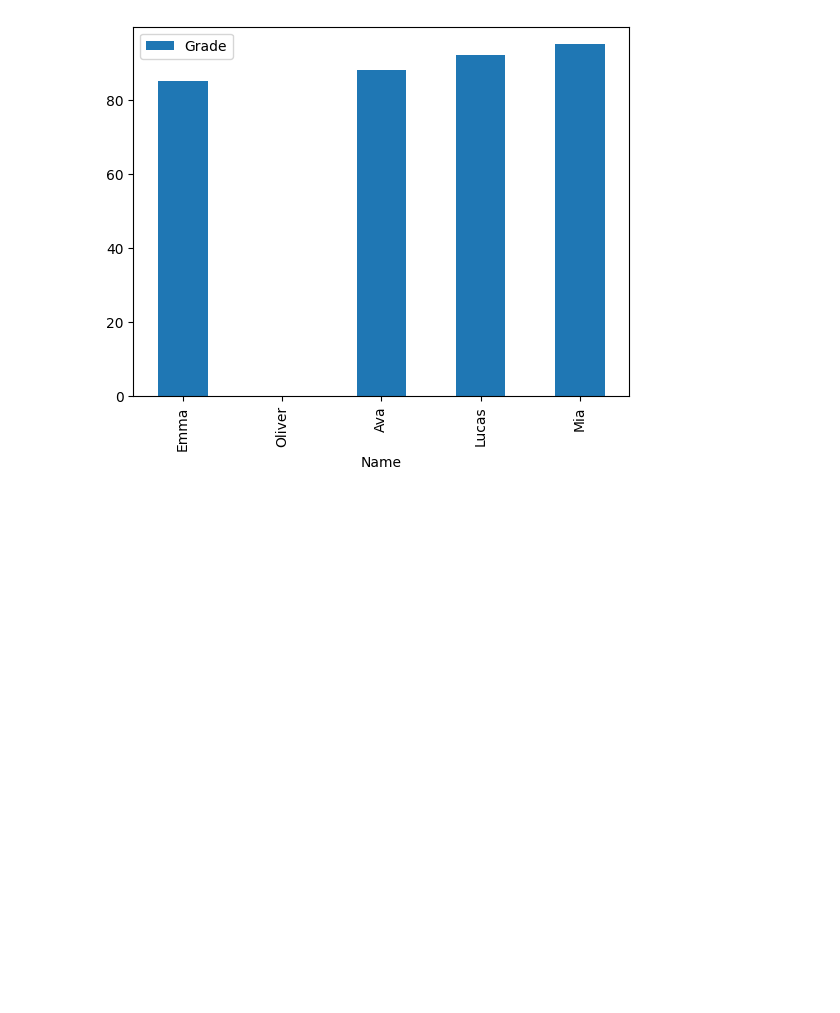
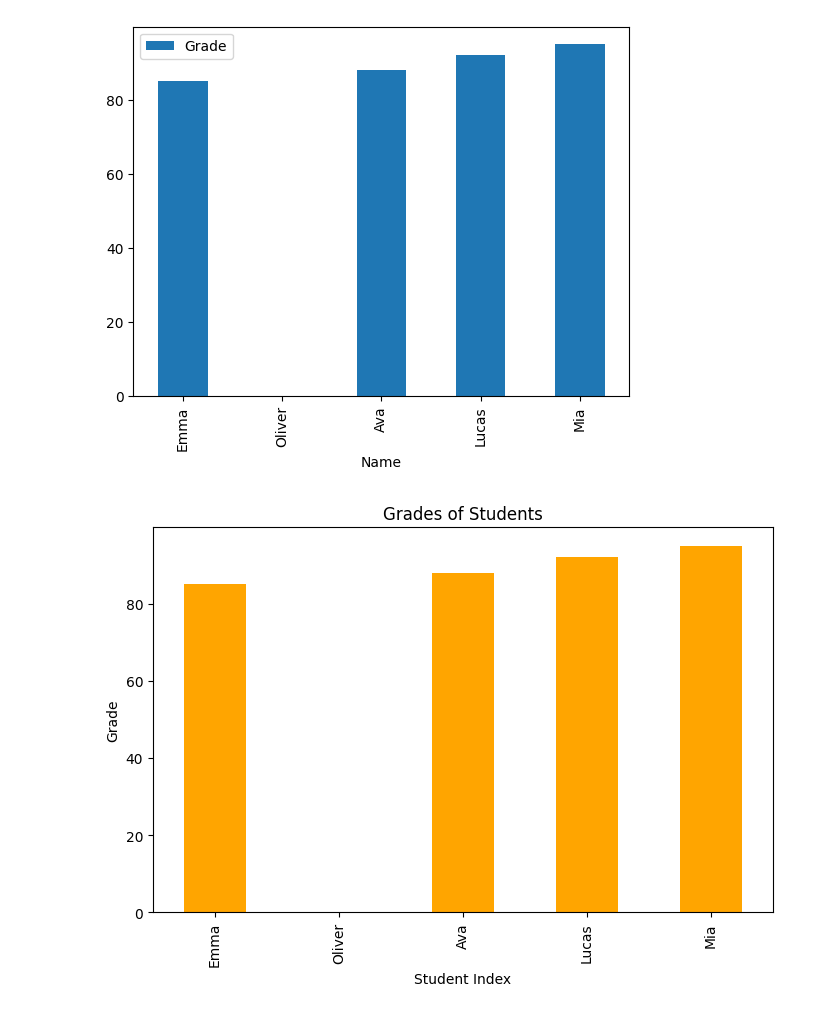
Before and after one commit to byambaa1982/python_cources_for_beginers, a Jupyter notebook: Mini Project 1/Pandas_2.ipynb, the cells around one changed output. Saved outputs shown, nothing was run; the diff lists cells and outputs as text; code cells hidden in the pictures; blank space fills up the shorter version.

```diff
--- a/Mini Project 1/Pandas_2.ipynb
+++ b/Mini Project 1/Pandas_2.ipynb
@@ -92,0 +92,11 @@ df.plot(kind='bar', x='Name', y='Grade')
+# %%
+# Bar chart of Grades
+plt.figure(figsize=(8, 5))
+df['Grade'].plot(kind='bar', color='orange')
+plt.title('Grades of Students')
+plt.xlabel('Student Index')
+plt.ylabel('Grade')
+plt.xticks(ticks=range(len(df['Name'])), labels=df['Name'])
+plt.show()
+# %% [output]
+[figure, added]
```
Also changed, not shown: parts of 3 cells of this notebook.
